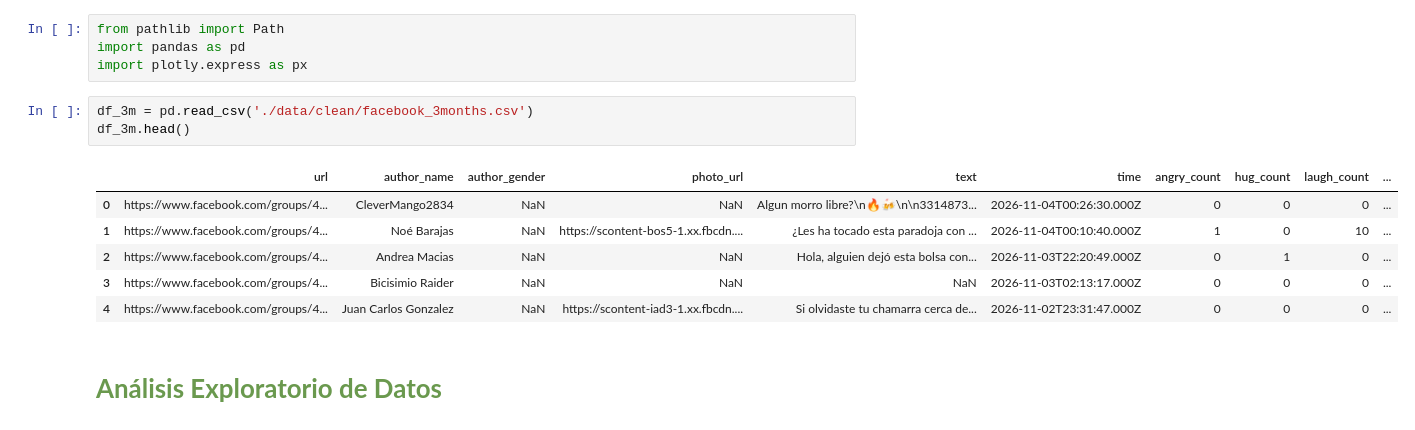
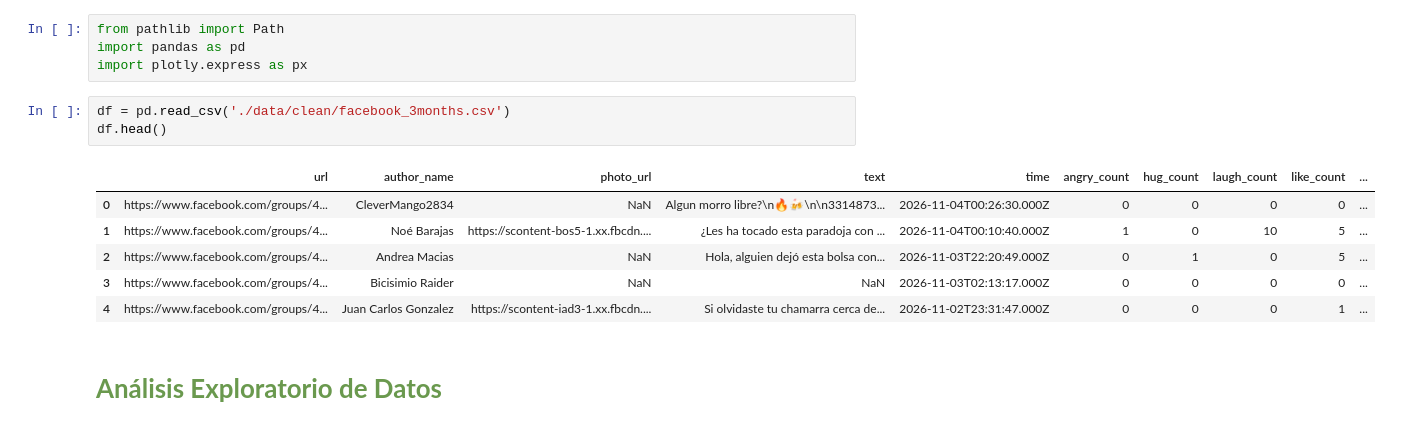
Before and after one commit to OscarRocha22/PAP_MUS_2026, a Jupyter notebook: Redes_sociales/facebook_analysis.ipynb, the cells around one changed output. Cells and saved outputs as stored; diff of their text form.

```diff
--- a/Redes_sociales/facebook_analysis.ipynb
+++ b/Redes_sociales/facebook_analysis.ipynb
@@ -15,15 +15,15 @@ from pathlib import Path
 import pandas as pd
 import plotly.express as px
 # %%
-df_3m = pd.read_csv('./data/clean/facebook_3months.csv')
-df_3m.head()
+df = pd.read_csv('./data/clean/facebook_3months.csv')
+df.head()
 # %% [output]
-|  | url | author_name | author_gender | photo_url | text | time | angry_count | hug_count | laugh_count | ... |
-| 0 | https://www.facebook.com/groups/4... | CleverMango2834 | NaN | NaN | Algun morro libre?\n🔥🍻\n\n3314873... | 2026-11-04T00:26:30.000Z | 0 | 0 | 0 | ... |
-| 1 | https://www.facebook.com/groups/4... | Noé Barajas | NaN | https://scontent-bos5-1.xx.fbcdn.... | ¿Les ha tocado esta paradoja con ... | 2026-11-04T00:10:40.000Z | 1 | 0 | 10 | ... |
-| 2 | https://www.facebook.com/groups/4... | Andrea Macias | NaN | NaN | Hola, alguien dejó esta bolsa con... | 2026-11-03T22:20:49.000Z | 0 | 1 | 0 | ... |
-| 3 | https://www.facebook.com/groups/4... | Bicisimio Raider | NaN | NaN | NaN | 2026-11-03T02:13:17.000Z | 0 | 0 | 0 | ... |
-| 4 | https://www.facebook.com/groups/4... | Juan Carlos Gonzalez | NaN | https://scontent-iad3-1.xx.fbcdn.... | Si olvidaste tu chamarra cerca de... | 2026-11-02T23:31:47.000Z | 0 | 0 | 0 | ... |
+|  | url | author_name | photo_url | text | time | angry_count | hug_count | laugh_count | like_count | ... |
+| 0 | https://www.facebook.com/groups/4... | CleverMango2834 | NaN | Algun morro libre?\n🔥🍻\n\n3314873... | 2026-11-04T00:26:30.000Z | 0 | 0 | 0 | 0 | ... |
+| 1 | https://www.facebook.com/groups/4... | Noé Barajas | https://scontent-bos5-1.xx.fbcdn.... | ¿Les ha tocado esta paradoja con ... | 2026-11-04T00:10:40.000Z | 1 | 0 | 10 | 5 | ... |
+| 2 | https://www.facebook.com/groups/4... | Andrea Macias | NaN | Hola, alguien dejó esta bolsa con... | 2026-11-03T22:20:49.000Z | 0 | 1 | 0 | 5 | ... |
+| 3 | https://www.facebook.com/groups/4... | Bicisimio Raider | NaN | NaN | 2026-11-03T02:13:17.000Z | 0 | 0 | 0 | 0 | ... |
+| 4 | https://www.facebook.com/groups/4... | Juan Carlos Gonzalez | https://scontent-iad3-1.xx.fbcdn.... | Si olvidaste tu chamarra cerca de... | 2026-11-02T23:31:47.000Z | 0 | 0 | 0 | 1 | ... |
 # %% [markdown]
 # <font color= #6A994E> **Análisis Exploratorio de Datos** </font>
 # %%
```
Also changed, not shown: parts of 6 cells of this notebook, 3 other files.
